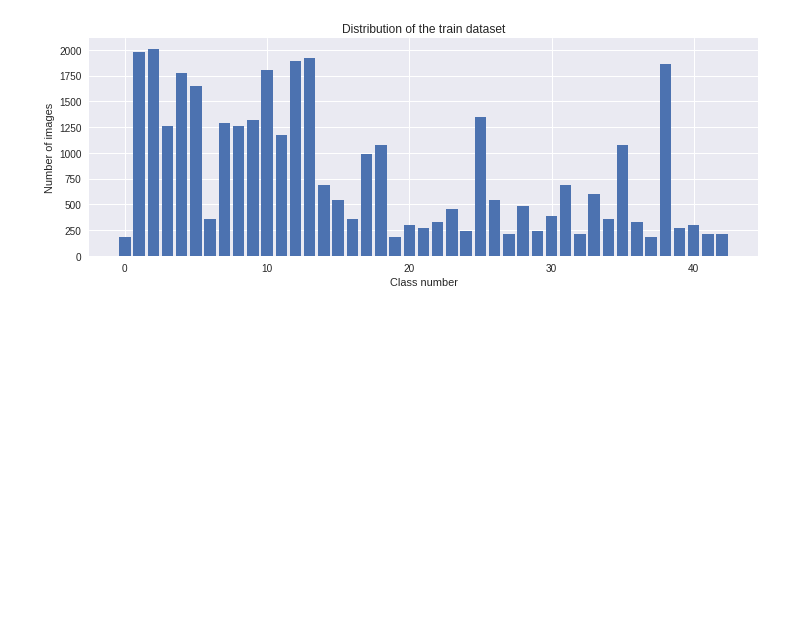
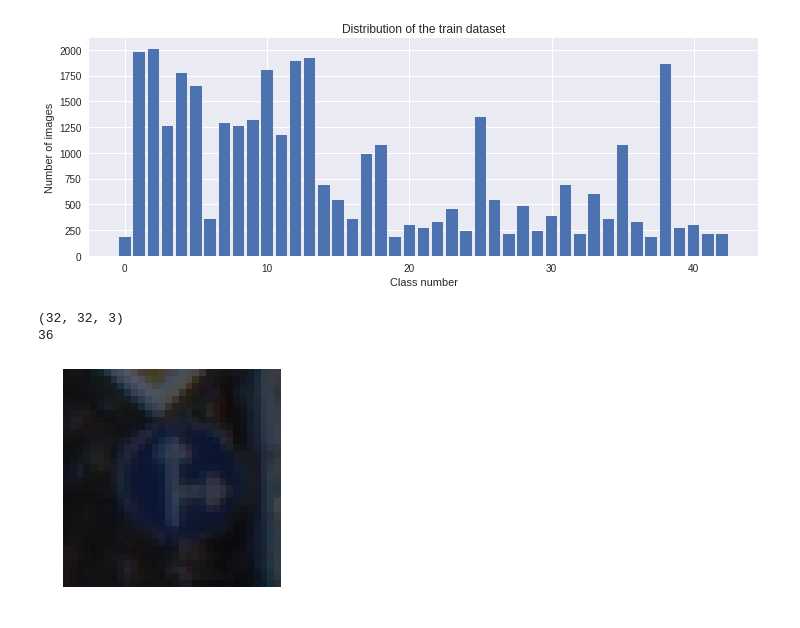
Before and after one commit to tvaditya/introautonomousvehicles, a Jupyter notebook: ClassifyRoadSigns.ipynb, the cells around one changed output. Saved outputs shown, nothing was run; the diff lists cells and outputs as text; code cells hidden in the pictures; blank space fills up the shorter version.

```diff
--- a/ClassifyRoadSigns.ipynb
+++ b/ClassifyRoadSigns.ipynb
@@ -93,3 +93,14 @@ plt.show()
 # %% [output]
 [180, 1980, 2010, 1260, 1770, 1650, 360, 1290, 1260, 1320, 1800, 1170, 1890, 1920, 690, 540, 360, 990, 1080, 180, 300, 270, 330, 450, 240, 1350, 540, 210, 480, 240, 390, 690, 210, 599, 360, 1080, 330, ...
 [figure]
+# %%
+import cv2
+
+plt.imshow(X_train[1000])
+plt.axis("off")
+print(X_train[1000].shape)
+print(y_train[1000])
+# %% [output]
+(32, 32, 3)
+36
+[figure, added]
```
Also changed, not shown: parts of 8 cells of this notebook.
